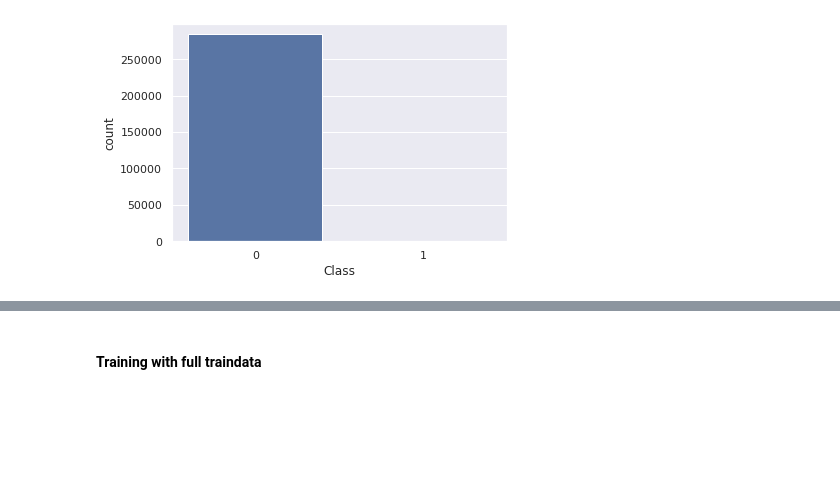
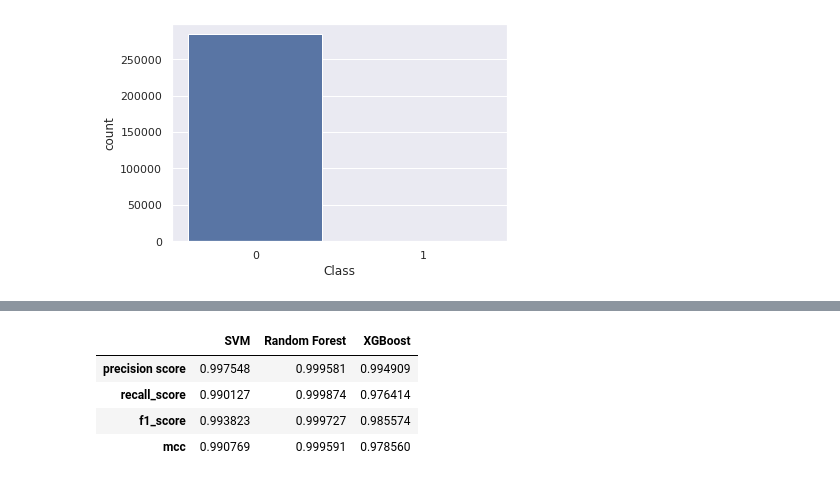
Before and after one commit to David2CN/CCFraud_Detection, a Jupyter notebook: Credit Card Fraud Detection.ipynb, the cells around one changed output, grey strips where cells are left out. Saved outputs shown, nothing was run; the diff lists cells and outputs as text; code cells hidden in the pictures; blank space fills up the shorter version.

```diff
--- a/Credit Card Fraud Detection.ipynb
+++ b/Credit Card Fraud Detection.ipynb
@@ -284,2 +230,9 @@ m2 = {svm_imb: 'SVM'}
-# %% [markdown]
-#### Training with full traindata
+# %%
+trained_modelsI, summaryI = compareModelsCV(models, hiscaled_data.values, y)
+summaryI
+# %% [output]
+|  | SVM | Random Forest | XGBoost |
+| precision score | 0.997548 | 0.999581 | 0.994909 |
+| recall_score | 0.990127 | 0.999874 | 0.976414 |
+| f1_score | 0.993823 | 0.999727 | 0.985574 |
+| mcc | 0.990769 | 0.999591 | 0.978560 |
```
Also changed, not shown: parts of 47 cells of this notebook, 5 other files.
